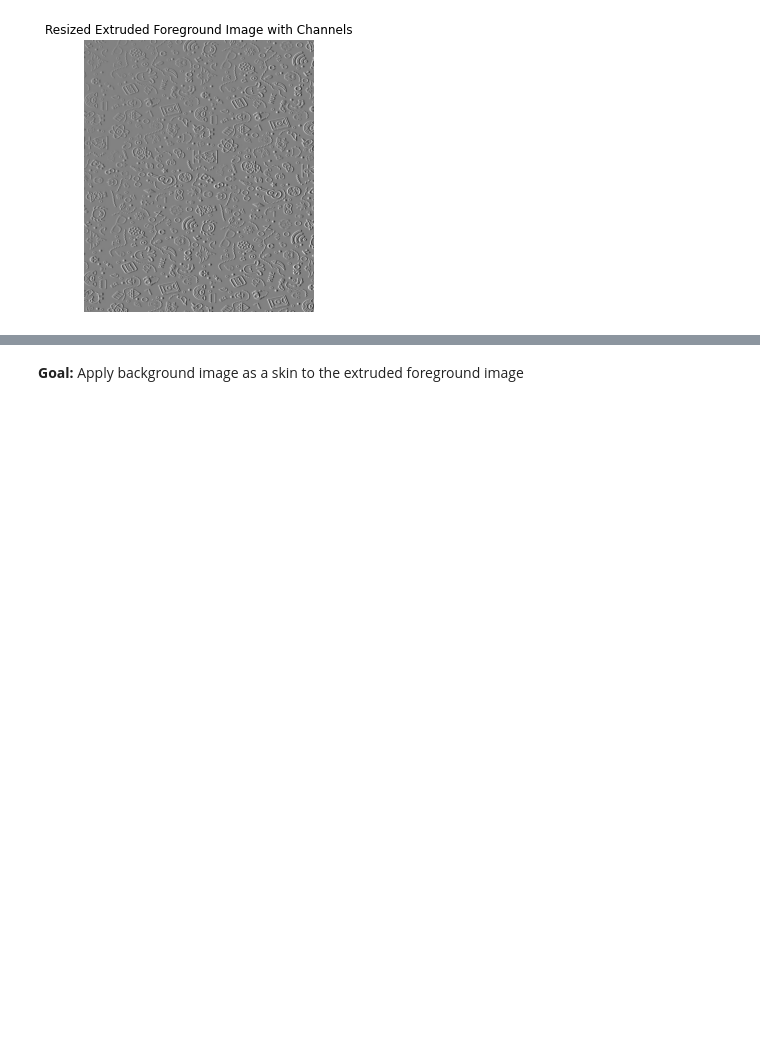
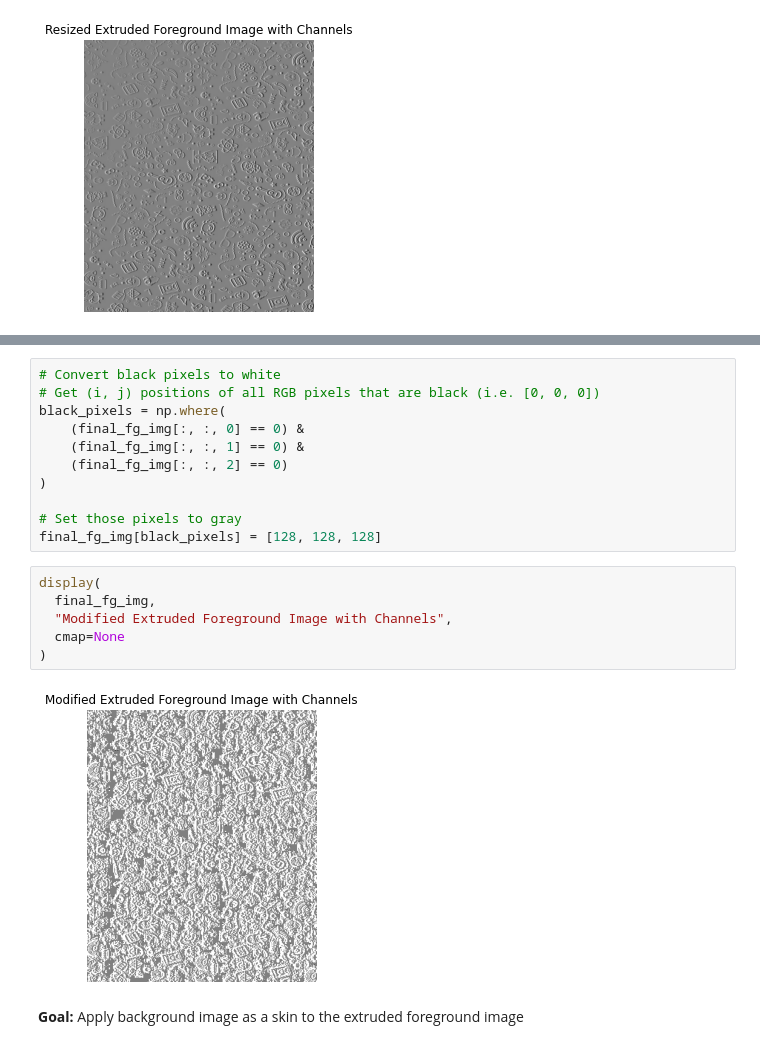
Before and after one commit to BrettFX/image-extrusion-blender, a Jupyter notebook: extrusion-blending-notebook.ipynb, the cells around one changed output, grey strips where cells are left out. Drawn from its saved outputs; the diff is of its cells as text; blank space fills up the shorter version.

```diff
--- a/extrusion-blending-notebook.ipynb
+++ b/extrusion-blending-notebook.ipynb
@@ -344,3 +456,22 @@ display(
+# %%
+# Convert black pixels to white
+# Get (i, j) positions of all RGB pixels that are black (i.e. [0, 0, 0])
+black_pixels = np.where(
+    (final_fg_img[:, :, 0] == 0) &
+    (final_fg_img[:, :, 1] == 0) &
+    (final_fg_img[:, :, 2] == 0)
+)
+
+# Set those pixels to gray
+final_fg_img[black_pixels] = [128, 128, 128]
+# %%
+display(
+  final_fg_img,
+  "Modified Extruded Foreground Image with Channels",
+  cmap=None
+)
+# %% [output]
+[figure, added]
 # %% [markdown]
 **Goal:** Apply background image as a skin to the extruded foreground image
 # %%
```
Also changed, not shown: parts of 16 cells of this notebook.
